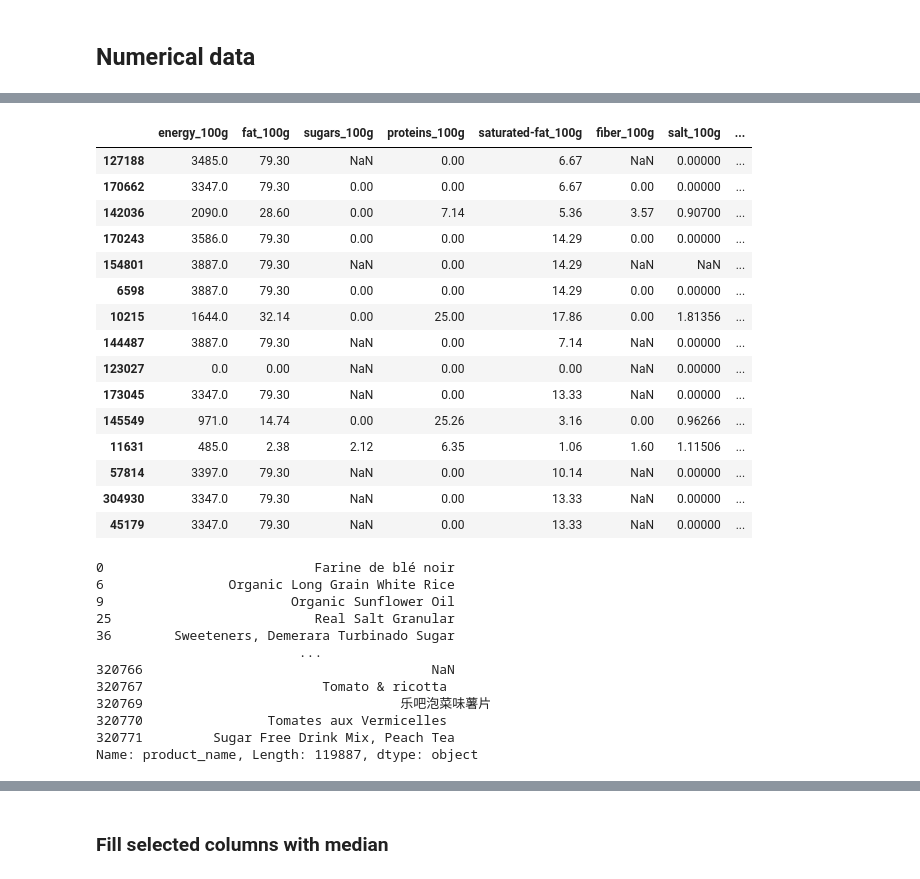
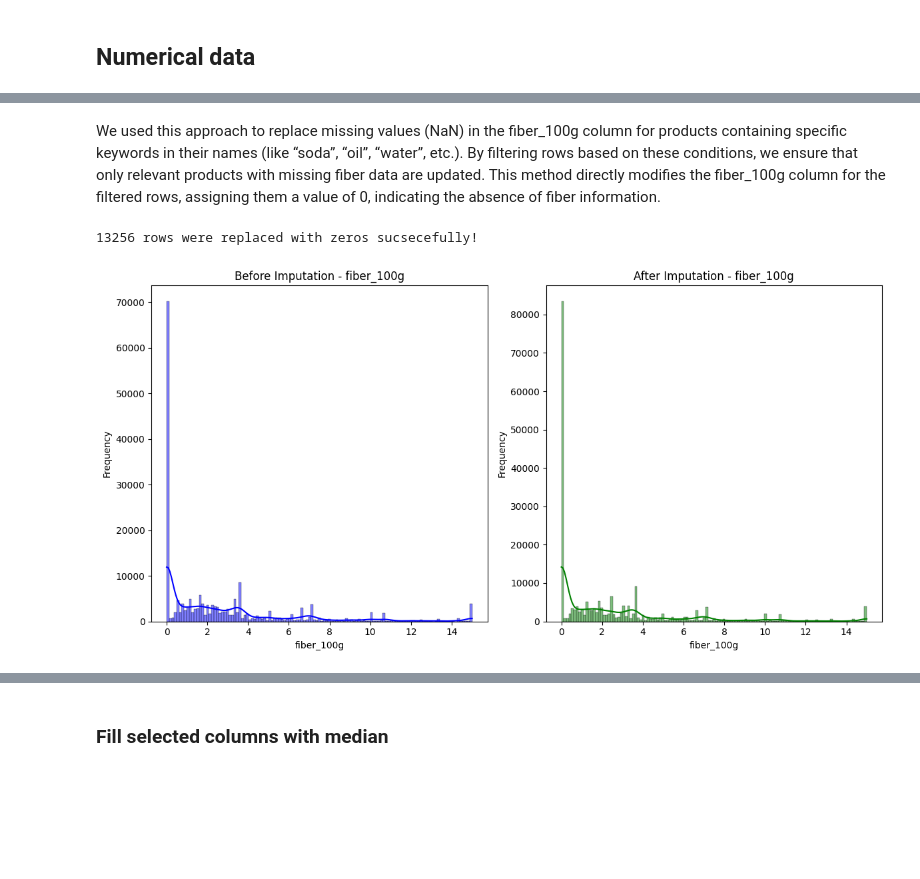
Before and after one commit to alinacharon/nutrition_analysis-, a Jupyter notebook: nutrition_analysis.ipynb, the cells around one changed output, grey strips where cells are left out. Saved outputs shown, nothing was run; the diff lists cells and outputs as text; code cells hidden in the pictures; blank space fills up the shorter version.

```diff
--- a/nutrition_analysis.ipynb
+++ b/nutrition_analysis.ipynb
@@ -660,37 +693,13 @@ df_oil = df_filled_num[df_filled_num['product_name'].str.contains('oil', case=Fa
-# %%
-df_oil.sample(15)
-# %% [output]
-|  | energy_100g | fat_100g | sugars_100g | proteins_100g | saturated-fat_100g | fiber_100g | salt_100g | ... |
-| 127188 | 3485.0 | 79.30 | NaN | 0.00 | 6.67 | NaN | 0.00000 | ... |
-| 170662 | 3347.0 | 79.30 | 0.00 | 0.00 | 6.67 | 0.00 | 0.00000 | ... |
-| 142036 | 2090.0 | 28.60 | 0.00 | 7.14 | 5.36 | 3.57 | 0.90700 | ... |
-| 170243 | 3586.0 | 79.30 | 0.00 | 0.00 | 14.29 | 0.00 | 0.00000 | ... |
-| 154801 | 3887.0 | 79.30 | NaN | 0.00 | 14.29 | NaN | NaN | ... |
-| 6598 | 3887.0 | 79.30 | 0.00 | 0.00 | 14.29 | 0.00 | 0.00000 | ... |
-| 10215 | 1644.0 | 32.14 | 0.00 | 25.00 | 17.86 | 0.00 | 1.81356 | ... |
-| 144487 | 3887.0 | 79.30 | NaN | 0.00 | 7.14 | NaN | 0.00000 | ... |
-| 123027 | 0.0 | 0.00 | NaN | 0.00 | 0.00 | NaN | 0.00000 | ... |
-| 173045 | 3347.0 | 79.30 | NaN | 0.00 | 13.33 | NaN | 0.00000 | ... |
-| 145549 | 971.0 | 14.74 | 0.00 | 25.26 | 3.16 | 0.00 | 0.96266 | ... |
-| 11631 | 485.0 | 2.38 | 2.12 | 6.35 | 1.06 | 1.60 | 1.11506 | ... |
-| 57814 | 3397.0 | 79.30 | NaN | 0.00 | 10.14 | NaN | 0.00000 | ... |
-| 304930 | 3347.0 | 79.30 | NaN | 0.00 | 13.33 | NaN | 0.00000 | ... |
-| 45179 | 3347.0 | 79.30 | NaN | 0.00 | 13.33 | NaN | 0.00000 | ... |
-# %%
-df_filled_num[df_filled_num['fiber_100g'].isna()]['product_name']
-# %% [output]
-0                           Farine de blé noir
-6                Organic Long Grain White Rice
-9                        Organic Sunflower Oil
-25                          Real Salt Granular
-36        Sweeteners, Demerara Turbinado Sugar
-                          ...
-320766                                     NaN
-320767                       Tomato & ricotta
-320769                                 乐吧泡菜味薯片
-320770                Tomates aux Vermicelles
-320771         Sugar Free Drink Mix, Peach Tea
-Name: product_name, Length: 119887, dtype: object
+# %% [markdown]
+We used this approach to replace missing values (NaN) in the fiber_100g column for products containing specific keywords in their names (like “soda”, “oil”, “water”, etc.). By filtering rows based on these conditions, we ensure that only relevant products with missing fiber data are updated. This method directly modifies the fiber_100g column for the filtered rows, assigning them a value of 0, indicating the absence of fiber information.
+# %%
+df_filled_num = replace_fiber_with_zero(df_filled_num)
+# %% [output]
+13256 rows were replaced with zeros sucsecefully!
+# %%
+plot_distribution_before_after(df_cleaned_rows, df_filled_num, ['fiber_100g'])
+# %% [output]
+[figure, added]
 # %% [markdown]
 ### Data Replacement Strategy
 
```
Also changed, not shown: parts of 12 cells of this notebook.
